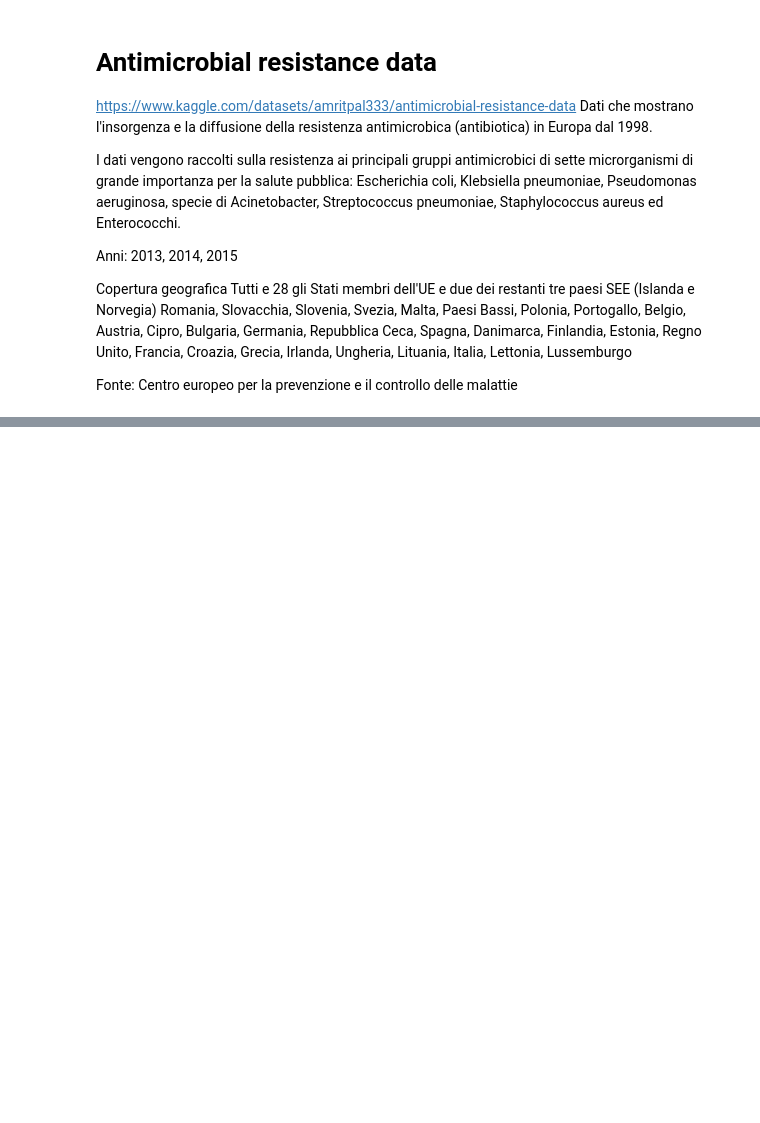
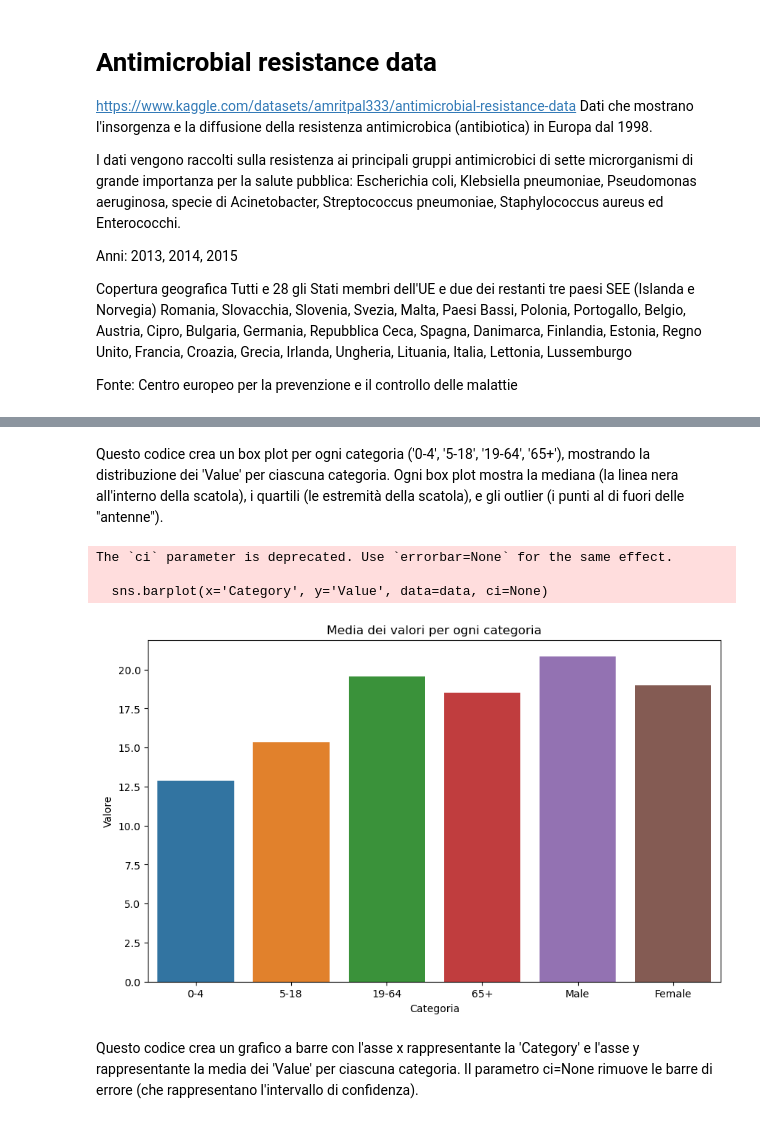
Before and after one commit to dangelodavide/EURO-AMR, a Jupyter notebook: euro-resistance.ipynb, the cells around one changed output, grey strips where cells are left out. Drawn from its saved outputs; the diff is of its cells as text; code cells hidden in the pictures; blank space fills up the shorter version.

```diff
--- a/euro-resistance.ipynb
+++ b/euro-resistance.ipynb
@@ -278,0 +323,17 @@ Fonte: Centro europeo per la prevenzione e il controllo delle malattie
+# %% [markdown]
+Questo codice crea un box plot per ogni categoria ('0-4', '5-18', '19-64', '65+'), mostrando la distribuzione dei 'Value' per ciascuna categoria. Ogni box plot mostra la mediana (la linea nera all'interno della scatola), i quartili (le estremità della scatola), e gli outlier (i punti al di fuori delle "antenne").
+# %%
+plt.figure(figsize=(10, 6))
+sns.barplot(x='Category', y='Value', data=data, ci=None)
+
+plt.title('Media dei valori per ogni categoria')
+plt.xlabel('Categoria')
+plt.ylabel('Valore')
+plt.show()
+# %% [output]
+The `ci` parameter is deprecated. Use `errorbar=None` for the same effect.
+
+  sns.barplot(x='Category', y='Value', data=data, ci=None)
+[figure, added]
+# %% [markdown]
+Questo codice crea un grafico a barre con l'asse x rappresentante la 'Category' e l'asse y rappresentante la media dei 'Value' per ciascuna categoria. Il parametro ci=None rimuove le barre di errore (che rappresentano l'intervallo di confidenza).
```
Also changed, not shown: parts of 11 cells of this notebook.
